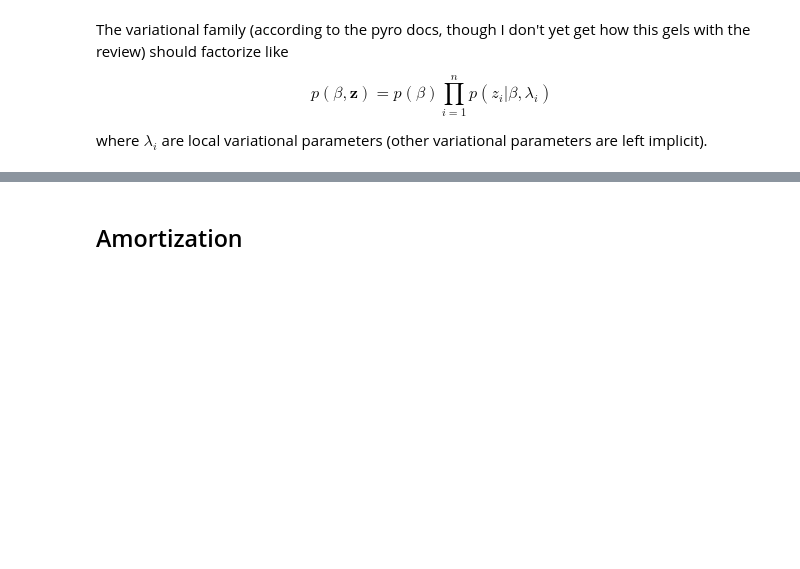
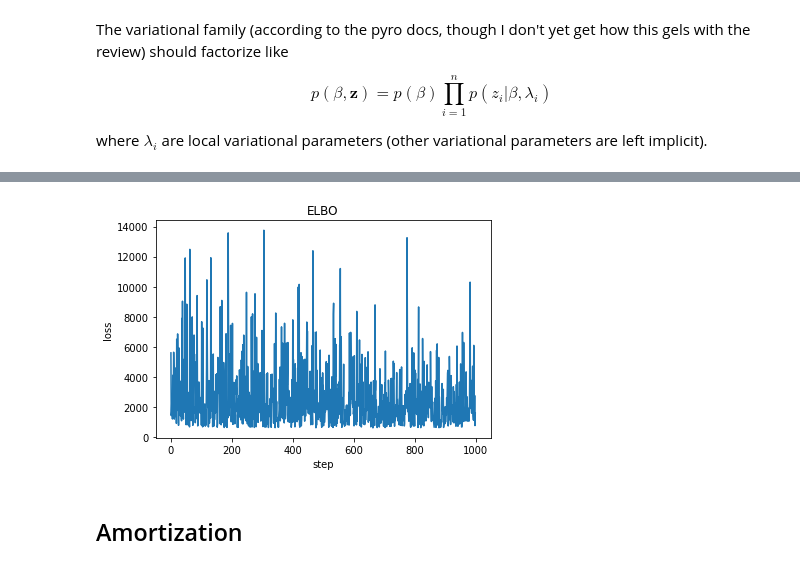
Before and after one commit to jaryaman/ML_demos, a Jupyter notebook: Notebooks/pyro/2-stochastic-variational-inference.ipynb, the cells around one changed output, grey strips where cells are left out. Saved outputs shown, nothing was run; the diff lists cells and outputs as text; code cells hidden in the pictures; blank space fills up the shorter version.

```diff
--- a/Notebooks/pyro/2-stochastic-variational-inference.ipynb
+++ b/Notebooks/pyro/2-stochastic-variational-inference.ipynb
@@ -135,0 +176,30 @@ where $\lambda_i$ are local variational parameters (other variational parameters
+# %%
+@config_enumerate
+def model_mixture_of_gaussians(data):
+    weights = torch.ones(K, dtype=float)/K
+
+    with pyro.plate("mu", K):
+        locs = pyro.sample("locs", dist.Normal(0., sigma_mu))
+
+    with pyro.plate("data", len(data)):
+        assignment = pyro.sample('assignment', dist.Categorical(weights)).to(torch.int64)
+        pyro.sample('obs', dist.Normal(locs[assignment], 1.), obs=data)
+# %%
+@config_enumerate
+def guide_mixture_of_gaussians(data):
+    with pyro.plate("mu", K):
+        m_k = pyro.param("m", torch.tensor(0.))
+        s_k = pyro.param("s", torch.tensor(10.), constraint=constraints.positive)
+        pyro.sample("locs", dist.Normal(m_k, s_k))
+
+    with pyro.plate("data", len(data)):
+        assignment_probs = pyro.param('assignment_probs', torch.ones(len(data))/K, constraint=constraints.unit_interval)
+        pyro.sample('assignment', dist.Bernoulli(assignment_probs))
+# %%
+svi = SVI(model_mixture_of_gaussians, guide_mixture_of_gaussians, optimizer, loss=Trace_ELBO())
+# %%
+n_steps = 1000
+losses = []
+d_tensor = torch.tensor(d)
+for step in tqdm(range(n_steps)):
+    losses.append(svi.step(d_tensor))
@@ -136,3 +229,11 @@ where $\lambda_i$ are local variational parameters (other variational parameters
+# %%
+fig, ax = plt.subplots()
+ax.plot(losses)
+ax.set_title("ELBO")
+ax.set_xlabel("step")
+ax.set_ylabel("loss");
+# %% [output]
+[figure, added]
 # %% [markdown]
 ## Amortization
 # %%
```
Also changed, not shown: parts of 12 cells of this notebook.
